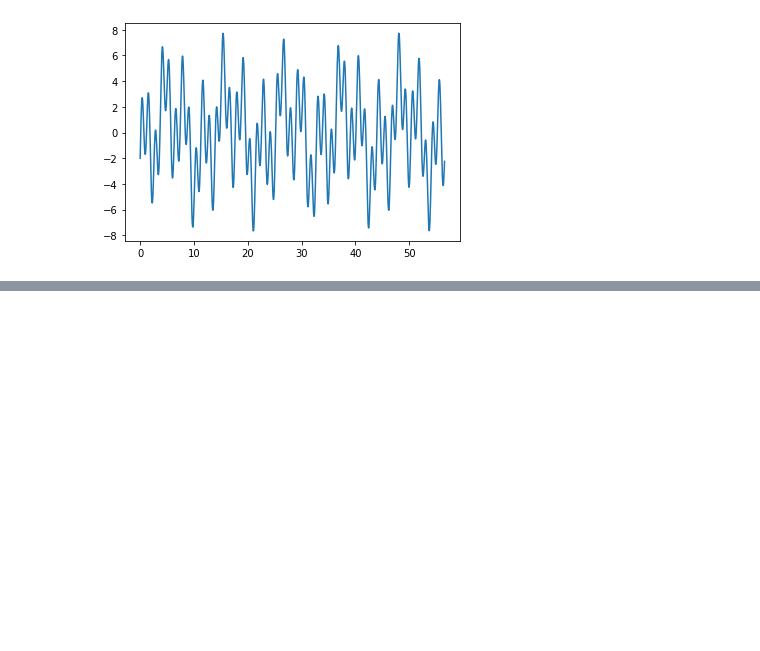
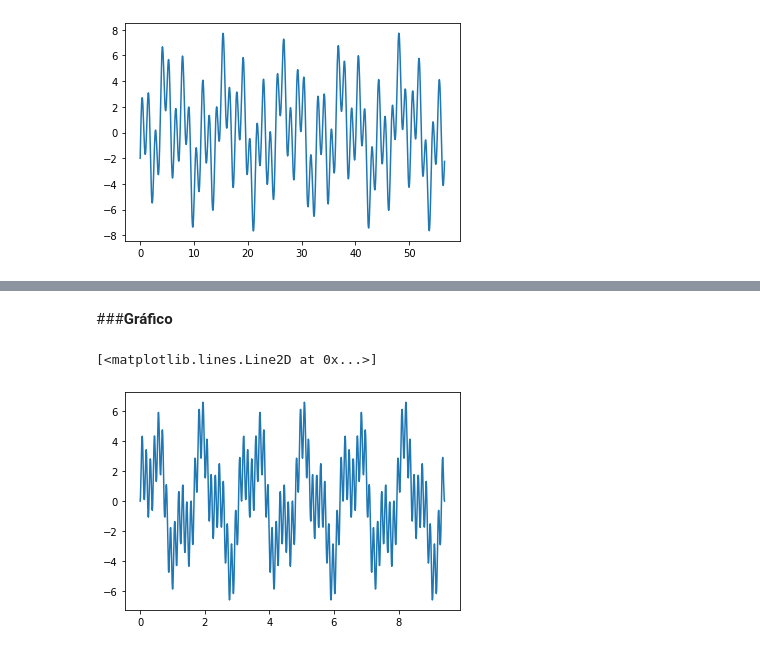
Before and after one commit to jmorand1/Se-ales, a Jupyter notebook: Taller1.ipynb, the cells around one changed output, grey strips where cells are left out. Saved outputs shown, nothing was run; the diff lists cells and outputs as text; code cells hidden in the pictures; blank space fills up the shorter version.

```diff
--- a/Taller1.ipynb
+++ b/Taller1.ipynb
@@ -197,0 +217,11 @@ $T_1 = \frac{\pi}{2}; T_2 = \frac{\pi}{25}; T_3 = \frac{\pi}{5}$
+# %% [markdown]
+###**Gráfico**
+# %%
+T = np.pi
+N = 1000
+t = np.linspace(0,3*T,N)
+x = 3*np.sin(4*t) - 2*np.cos(50*t) + 2*np.cos(10*t)
+plt.plot(t,x)
+# %% [output]
+[<matplotlib.lines.Line2D at 0x...>]
+[figure, added]
```
Also changed, not shown: parts of 22 cells of this notebook.
